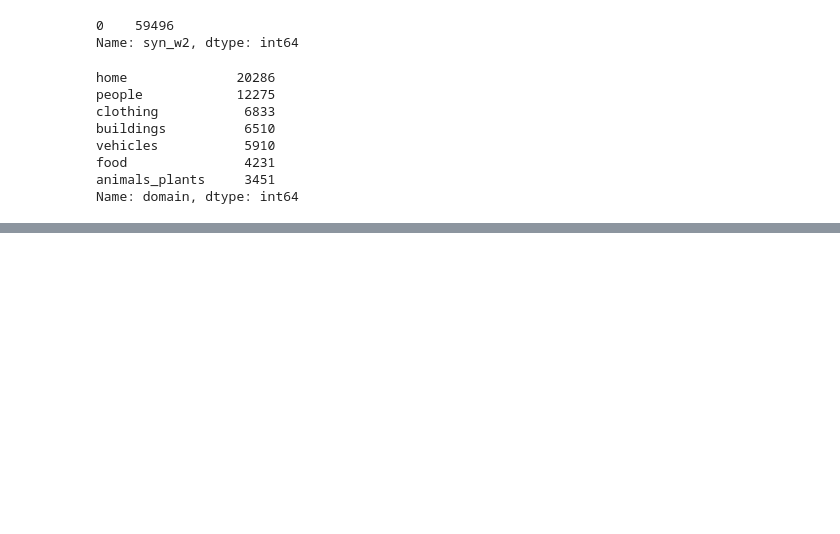
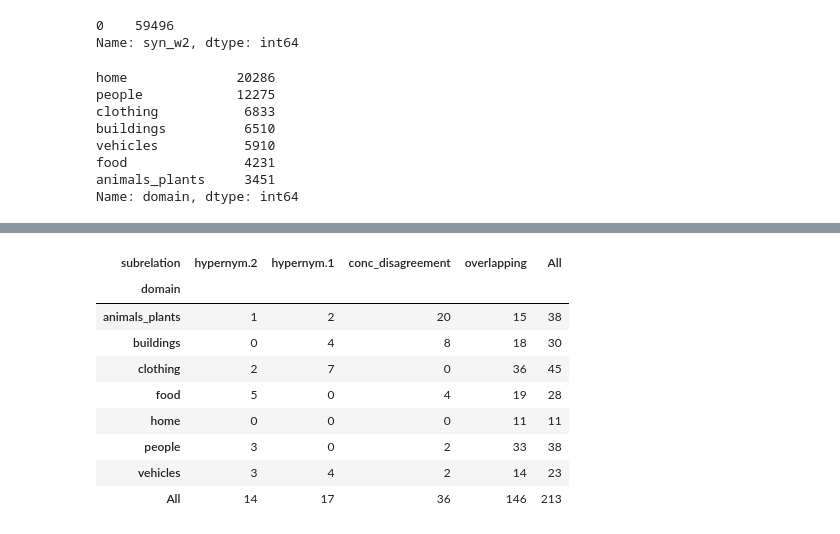
Before and after one commit to sinazarriess/many_names_collection, a Jupyter notebook: analysis/explore.ipynb, the cells around one changed output, grey strips where cells are left out. Drawn from its saved outputs; the diff is of its cells as text; code cells hidden in the pictures; blank space fills up the shorter version.

```diff
--- a/analysis/explore.ipynb
+++ b/analysis/explore.ipynb
@@ -118,0 +195,14 @@ Name: domain, dtype: int64
+# %%
+myt2=pd.crosstab(t.domain,t.subrelation,margins=True)
+myt2.iloc[:, np.argsort(myt2.loc['All'])]
+# %% [output]
+| subrelation | hypernym.2 | hypernym.1 | conc_disagreement | overlapping | All |
+| domain |  |  |  |  |  |
+| animals_plants | 1 | 2 | 20 | 15 | 38 |
+| buildings | 0 | 4 | 8 | 18 | 30 |
+| clothing | 2 | 7 | 0 | 36 | 45 |
+| food | 5 | 0 | 4 | 19 | 28 |
+| home | 0 | 0 | 0 | 11 | 11 |
+| people | 3 | 0 | 2 | 33 | 38 |
+| vehicles | 3 | 4 | 2 | 14 | 23 |
+| All | 14 | 17 | 36 | 146 | 213 |
```
Also changed, not shown: parts of 5 cells of this notebook, 32 other files.
